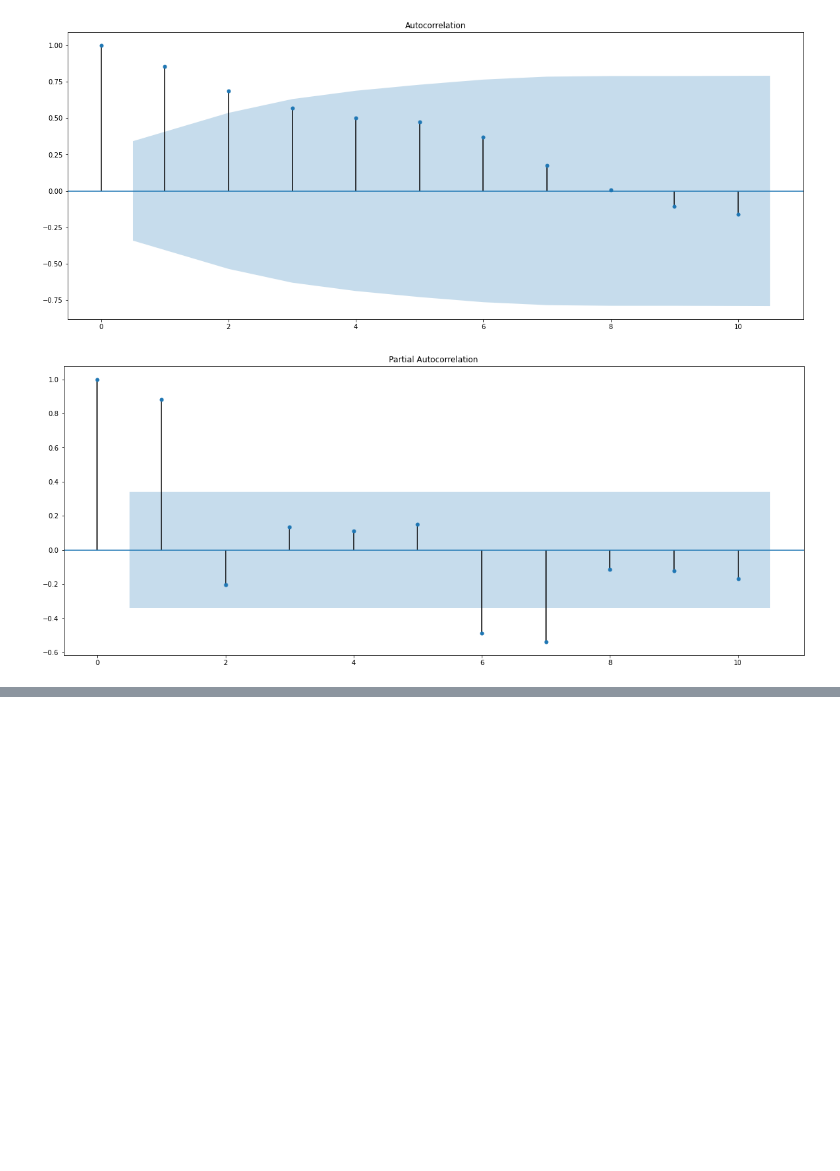
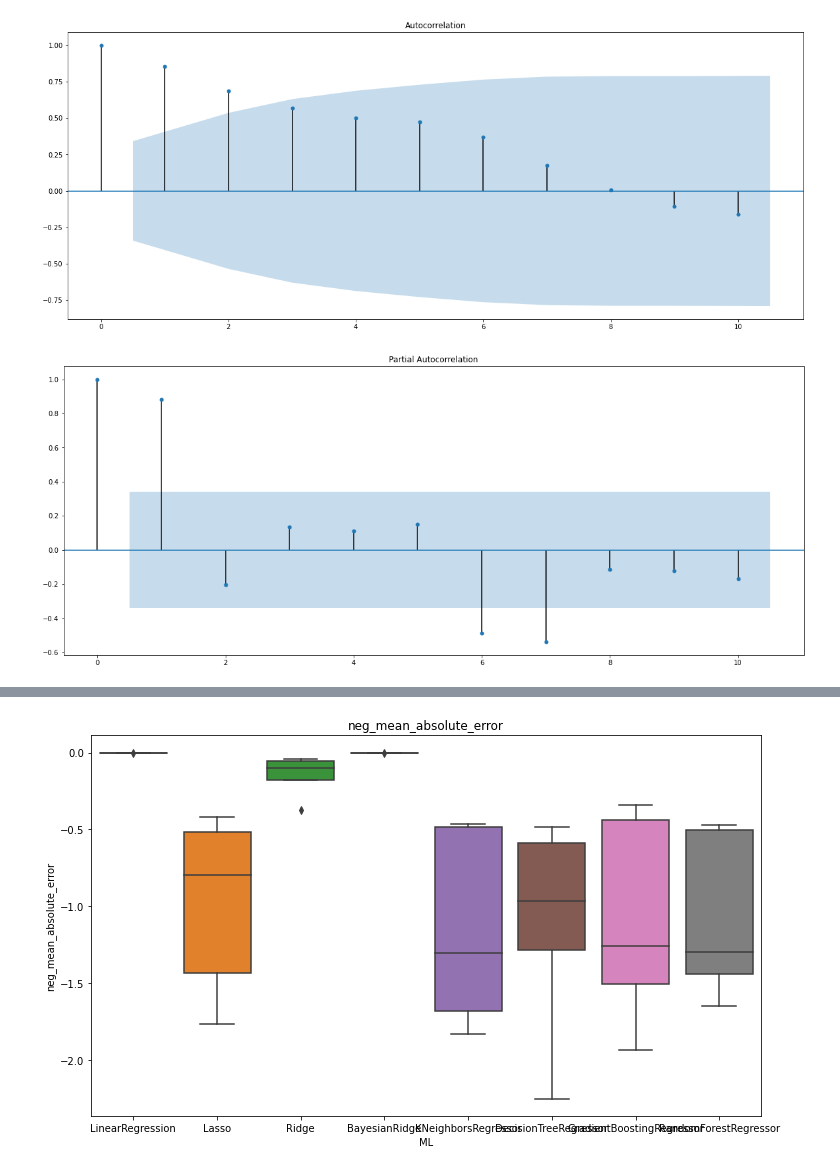
Before and after one commit to bateikoEd/dipl_program, a Jupyter notebook: eugen/template_gdp.ipynb, the cells around one changed output, grey strips where cells are left out. Drawn from its saved outputs; the diff is of its cells as text; code cells hidden in the pictures; blank space fills up the shorter version.

Commit message:
preparing data was done

```diff
--- a/eugen/template_gdp.ipynb
+++ b/eugen/template_gdp.ipynb
@@ -418,0 +555,3 @@ q = 7
+# %%
+data = prepera.transform(y)
+data
@@ -418,0 +644,24 @@ q = 7
+# %%
+
+X_train = data.drop(['value'], axis=1)
+y_real = data['value']
+# %%
+%%time
+models = []
+
+models.append(('LinearRegression', LinearRegression()))
+models.append(('Lasso', Lasso()))
+models.append(('Ridge', Ridge()))
+models.append(('BayesianRidge', BayesianRidge()))
+models.append(('KNeighborsRegressor', KNeighborsRegressor(n_neighbors=2)))
+models.append(('DecisionTreeRegressor', DecisionTreeRegressor()))
+
+
+# models.append(('LinearSVR', LinearSVR()))
+models.append(('GradientBoostingRegressor', GradientBoostingRegressor()))
+models.append(('RandomForestRegressor', RandomForestRegressor()))
+# models.append(('XGBRegressor', XGBRegressor()))
+# models.append(('XGBRFRegressor', XGBRFRegressor()))
+# models.append(('SVR', SVR()))
+
+box_plot, df_means = get_score_for_model(models, X_train, y_real, n_splits=5,scoring='neg_mean_absolute_error', print_res=True)
@@ -418,0 +679,6 @@ q = 7
+# %%
+plt.figure(figsize=(12,7))
+plt.title("neg_mean_absolute_error")
+sns.boxplot(data = box_plot, x = box_plot.columns[1],y=box_plot.columns[0]);
+# %% [output]
+[figure, added]
```
Also changed, not shown: parts of 19 cells of this notebook.
